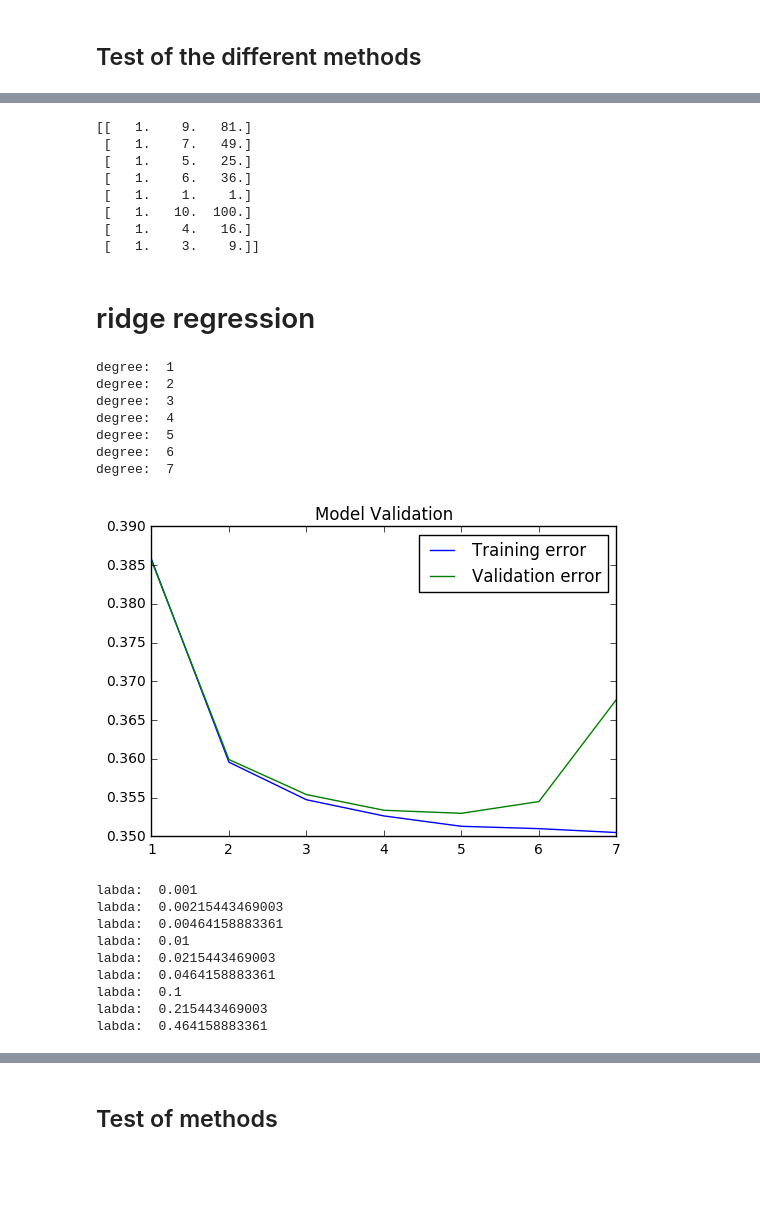
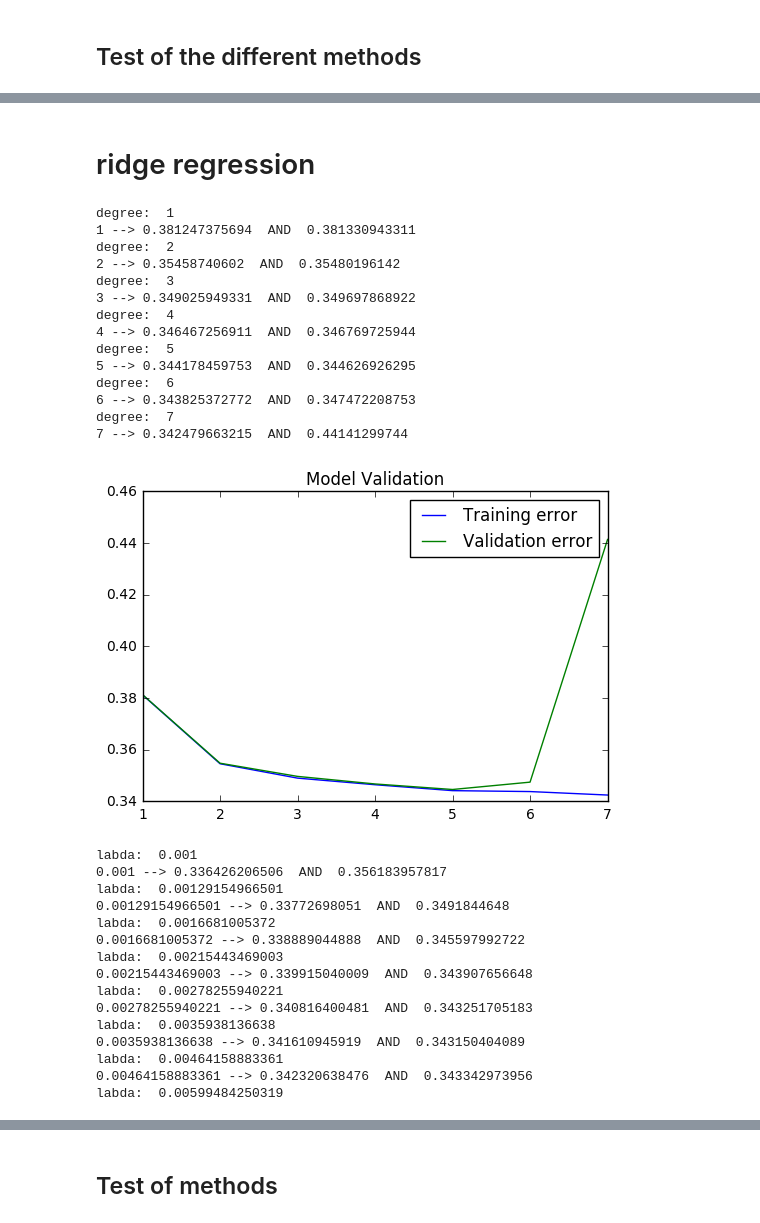
Before and after one commit to RA-Danny/PCML_Project1, a Jupyter notebook: scripts/project1.ipynb, the cells around one changed output, grey strips where cells are left out. Drawn from its saved outputs; the diff is of its cells as text; code cells hidden in the pictures; blank space fills up the shorter version.

```diff
--- a/scripts/project1.ipynb
+++ b/scripts/project1.ipynb
@@ -91,18 +99,3 @@ IndexError: list index out of range
-# %%
-#test poly
-a = [[2,4,5],[3,9,7]]
-b = [1,2,3]
-a_poly = build_poly(a,2)
-print(a_poly)
-# %% [output]
-[[   1.    9.   81.]
- [   1.    7.   49.]
- [   1.    5.   25.]
- [   1.    6.   36.]
- [   1.    1.    1.]
- [   1.   10.  100.]
- [   1.    4.   16.]
- [   1.    3.    9.]]
 # %% [markdown]
 # ridge regression
 # %%
@@ -113,6 +106,8 @@ k_fold = 4
 lambda_ = 0.01
 mean_train_mse = []
 mean_cv_mse = []
+
+k_indices = build_k_indices(y_train, k_fold,seed = 1)
 for degree in degrees:
     print("degree: ",degree)
 
@@ -126,39 +121,48 @@ for degree in degrees:
         rem_indice = k_indices[~(np.arange(k_indices.shape[0])==k)]
         #set them in a vector
         rem_indice = rem_indice.reshape(-1)
         x_train_fold = x_train[rem_indice]
         y_train_fold = y_train[rem_indice]
 
         #get the ones in the matrix
         x_train_poly = build_poly(x_train_fold,degree)
         x_cv_poly = build_poly(x_cv,degree)
 
-        mse_train,w = ridge_regression(y_train_fold, x_train_poly, lamb)
+        mse_train,w = ridge_regression(y_train_fold, x_train_poly, lambda_)
         mse_cv = compute_loss(y_cv,x_cv_poly,w)
 
         train_mse.append(mse_train)
         cv_mse.append(mse_cv)
 
     mean_train_mse.append(np.mean(train_mse))
     mean_cv_mse.append(np.mean(cv_mse))
 
+    print(degree,'-->',np.mean(train_mse),' AND ', np.mean(cv_mse))
+
 p = plt.plot(degrees,mean_train_mse,degrees,mean_cv_mse)
 plt.title("Model Validation")
 plt.legend(p, ["Training error","Validation error"])
 plt.show()
 # %% [output]
 degree:  1
+1 --> 0.381247375694  AND  0.381330943311
 degree:  2
+2 --> 0.35458740602  AND  0.35480196142
 degree:  3
+3 --> 0.349025949331  AND  0.349697868922
 degree:  4
+4 --> 0.346467256911  AND  0.346769725944
 degree:  5
+5 --> 0.344178459753  AND  0.344626926295
 degree:  6
+6 --> 0.343825372772  AND  0.347472208753
 degree:  7
+7 --> 0.342479663215  AND  0.44141299744
-[figure, old version]
+[figure, new version]
 # %%
 #lambda validation
 
-lambdas = np.logspace(-3, 0, 10)
+lambdas = np.logspace(-3, -2, 10)
 k_fold = 4
 degree = 5
 mean_train_mse = []
@@ -193,28 +197,31 @@ for lamb in lambdas:
     mean_train_mse.append(np.mean(train_mse))
     mean_cv_mse.append(np.mean(cv_mse))
 
+    print(lamb,'-->',np.mean(train_mse),' AND ', np.mean(cv_mse))
+
+
 p=plt.semilogx(lambdas,mean_train_mse,lambdas,mean_cv_mse)
 plt.title("Lambda validation")
 plt.legend(p, ["Training error","Validation error"])
 plt.xlabel('Lambdas')
 plt.ylabel('mse')
 plt.show()
-
-#best_lambda = 0.0139
-#mse_train,weight = ridge_regression(y_train,x_train, best_lambda)
-#mse_test = compute_loss(y_test,x_test,weight)
-#print("mse train",mse_train)
-#print("mse test",mse_test)
 # %% [output]
 labda:  0.001
+0.001 --> 0.336426206506  AND  0.356183957817
+labda:  0.00129154966501
+0.00129154966501 --> 0.33772698051  AND  0.3491844648
+labda:  0.0016681005372
+0.0016681005372 --> 0.338889044888  AND  0.345597992722
 labda:  0.00215443469003
+0.00215443469003 --> 0.339915040009  AND  0.343907656648
+labda:  0.00278255940221
+0.00278255940221 --> 0.340816400481  AND  0.343251705183
+labda:  0.0035938136638
+0.0035938136638 --> 0.341610945919  AND  0.343150404089
 labda:  0.00464158883361
-labda:  0.01
-labda:  0.0215443469003
-labda:  0.0464158883361
-labda:  0.1
-labda:  0.215443469003
-labda:  0.464158883361
+0.00464158883361 --> 0.342320638476  AND  0.343342973956
+labda:  0.00599484250319
 # %%
 #************** logistic regression ****************#
 max_iters = 1
```
Also changed, not shown: parts of 8 cells of this notebook, 1 other file.
